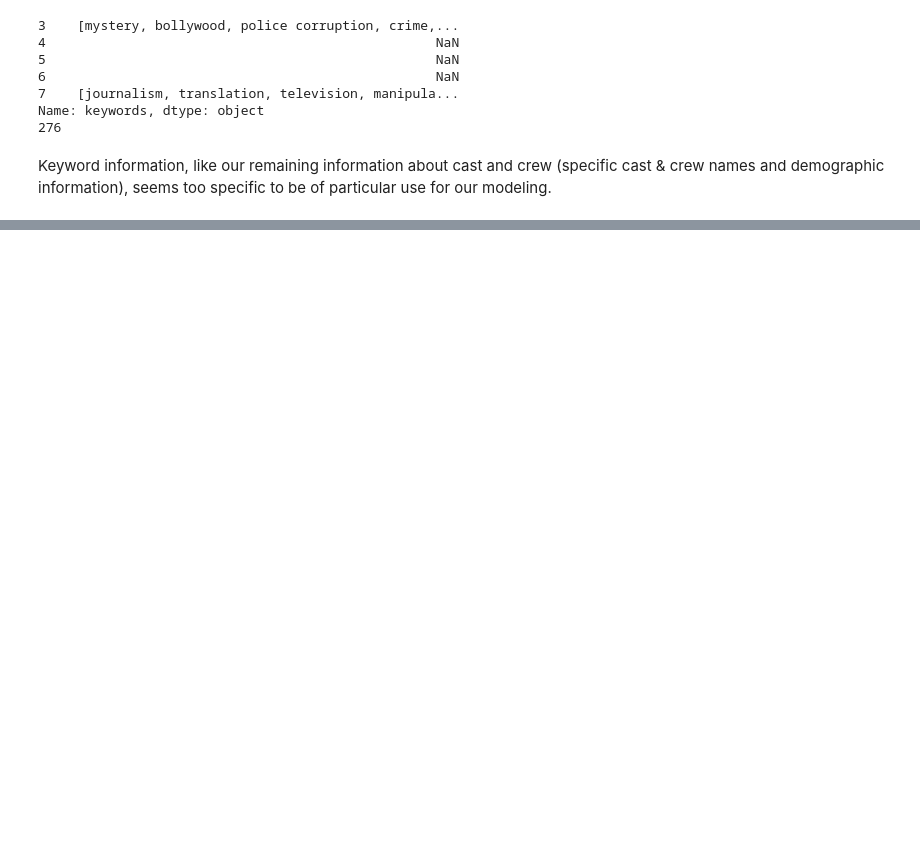
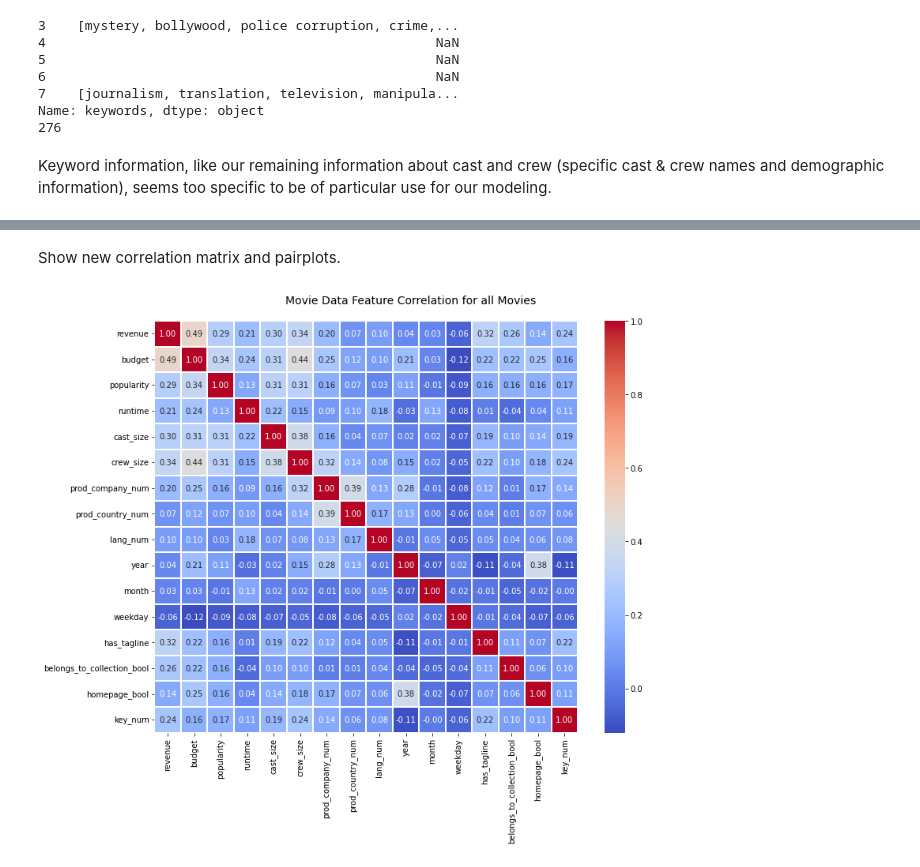
Before and after one commit to mrrosss/Springboard, a Jupyter notebook: Movies/EDA.ipynb, the cells around one changed output, grey strips where cells are left out. Cells and saved outputs as stored; diff of their text form; code cells hidden in the pictures; blank space fills up the shorter version.

```diff
--- a/Movies/EDA.ipynb
+++ b/Movies/EDA.ipynb
@@ -261,0 +274,4 @@ df.drop(labels=['cast','crew','prod_country','release_date'],axis=1,inplace=True
+# %%
+df.drop(labels=['cast','crew','prod_country','genre_name','all_languages','prod_companies','release_date','keywords'],axis=1,inplace=True)
+# %%
+df.drop(labels=['actors','crew_mem'],axis=1,inplace=True)
@@ -261,0 +295,19 @@ df.drop(labels=['cast','crew','prod_country','release_date'],axis=1,inplace=True
+# %%
+df['runtime'].fillna(df['runtime'].mean(),inplace=True)
+# %%
+df['lang_num'].fillna(1,inplace=True)
+# %% [markdown]
+Show new correlation matrix and pairplots.
+# %%
+
+#correlation matrix
+corrmat = df[['revenue','budget','popularity','runtime','cast_size','crew_size','prod_company_num','prod_country_num','lang_num',
+              'year','month','weekday','has_tagline',
+             'belongs_to_collection_bool','homepage_bool','key_num']].corr()
+f, ax = plt.subplots(figsize=(12, 9))
+hm = sns.heatmap(round(corrmat,2), annot=True, ax=ax, cmap="coolwarm",fmt='.2f',
+                 linewidths=.05)
+f.subplots_adjust(top=0.93)
+t= f.suptitle('Movie Data Feature Correlation for all Movies', fontsize=14)
+# %% [output]
+[figure, added]
```
Also changed, not shown: parts of 21 cells of this notebook, 11 other files.
